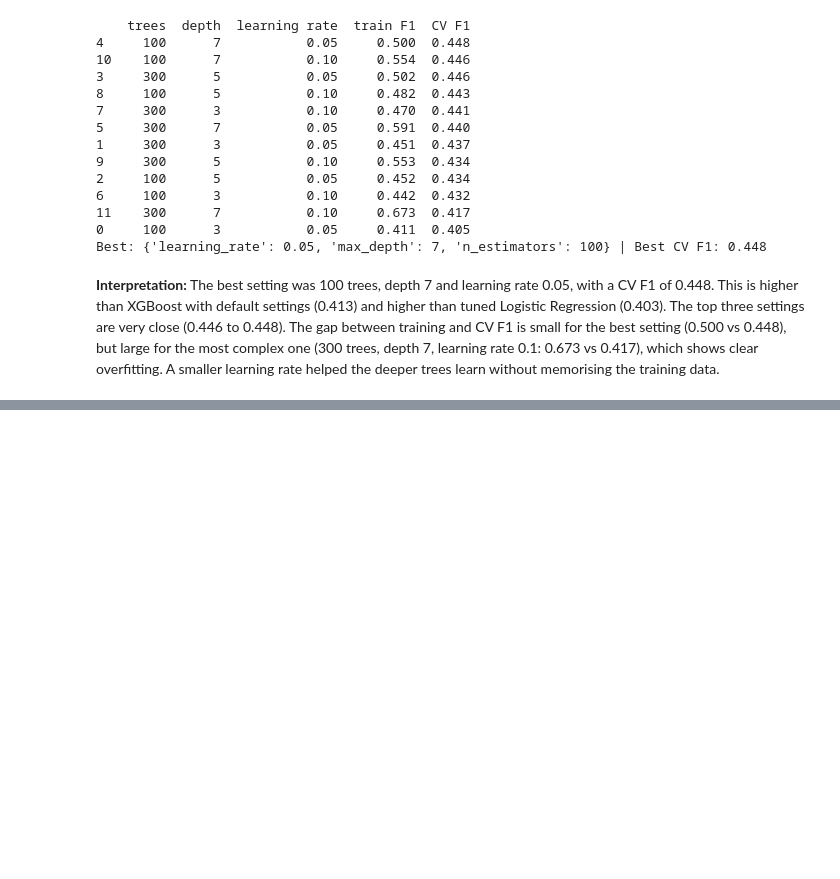
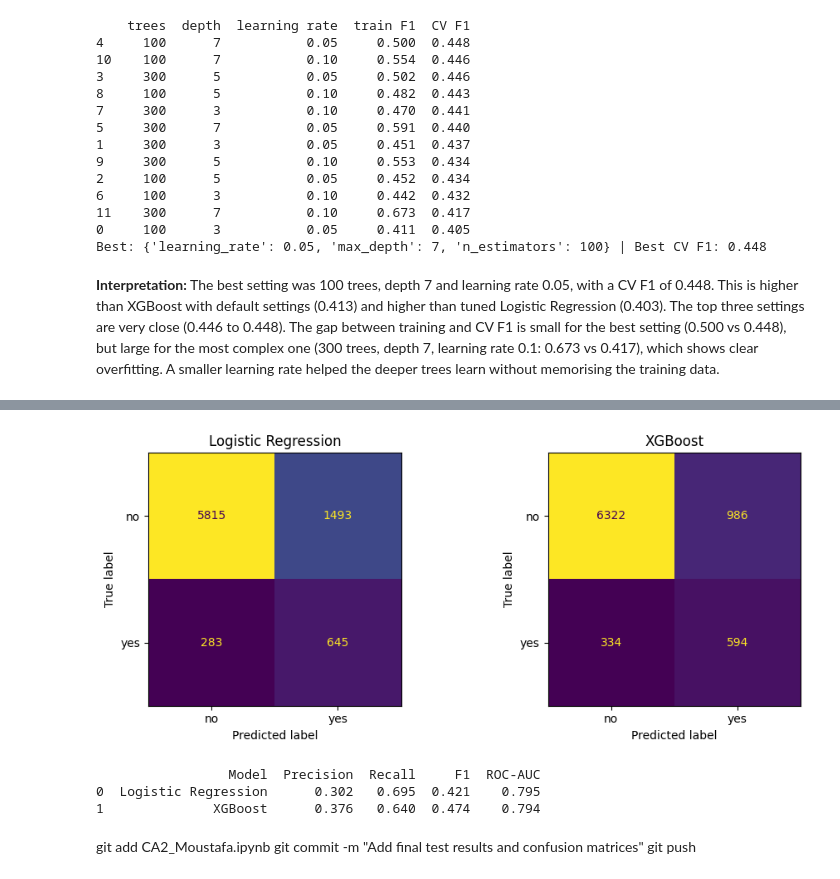
Before and after one commit to stafa10/CA1Theory2Practice, a Jupyter notebook: CA2_Moustafa.ipynb, the cells around one changed output, grey strips where cells are left out. Cells and saved outputs as stored; diff of their text form; code cells hidden in the pictures; blank space fills up the shorter version.

Commit message:
Add final test results and confusion matrices

```diff
--- a/CA2_Moustafa.ipynb
+++ b/CA2_Moustafa.ipynb
@@ -336,0 +340,33 @@ Best: {'learning_rate': 0.05, 'max_depth': 7, 'n_estimators': 100} | Best CV F1:
+# %%
+from sklearn.metrics import precision_score, recall_score, f1_score, roc_auc_score, ConfusionMatrixDisplay
+import matplotlib.pyplot as plt
+
+# the tuned models (already retrained on the full training set)
+final_models = {"Logistic Regression": grid_lr_s.best_estimator_,
+                "XGBoost": grid_xgb.best_estimator_}
+
+rows = []
+fig, axes = plt.subplots(1, 2, figsize=(10, 4))
+for ax, (name, model) in zip(axes, final_models.items()):
+    pred = model.predict(X_test_ready)                # yes/no guesses
+    prob = model.predict_proba(X_test_ready)[:, 1]    # chance of "yes", for ROC-AUC
+    rows.append({"Model": name,
+                 "Precision": precision_score(y_test, pred),
+                 "Recall": recall_score(y_test, pred),
+                 "F1": f1_score(y_test, pred),
+                 "ROC-AUC": roc_auc_score(y_test, prob)})
+    ConfusionMatrixDisplay.from_predictions(y_test, pred, display_labels=["no", "yes"], ax=ax, colorbar=False)
+    ax.set_title(name)
+
+plt.tight_layout()
+plt.show()
+print(pd.DataFrame(rows).round(3))
+# %% [output]
+[figure, added]
+                 Model  Precision  Recall     F1  ROC-AUC
+0  Logistic Regression      0.302   0.695  0.421    0.795
+1              XGBoost      0.376   0.640  0.474    0.794
+# %% [markdown]
+git add CA2_Moustafa.ipynb
+git commit -m "Add final test results and confusion matrices"
+git push
```
Also changed, not shown: parts of 1 cell of this notebook.
